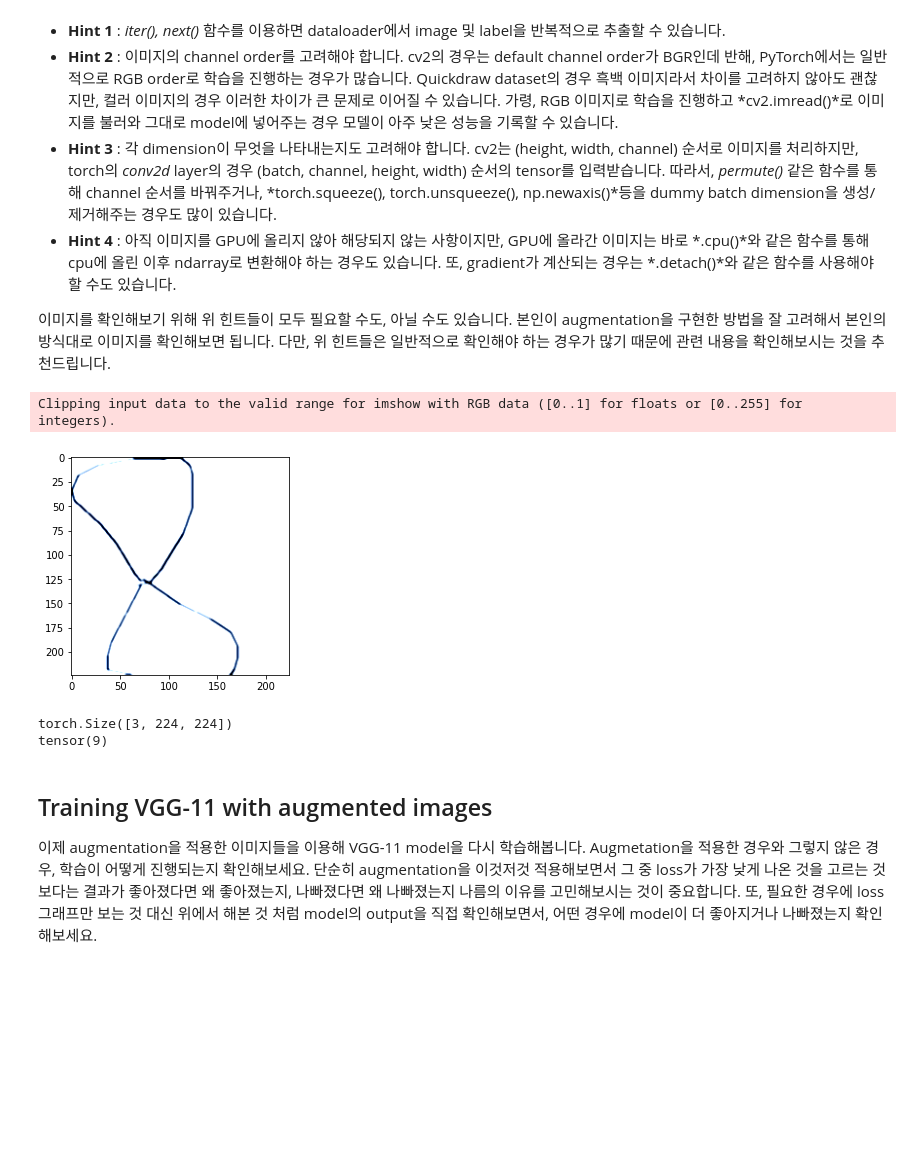
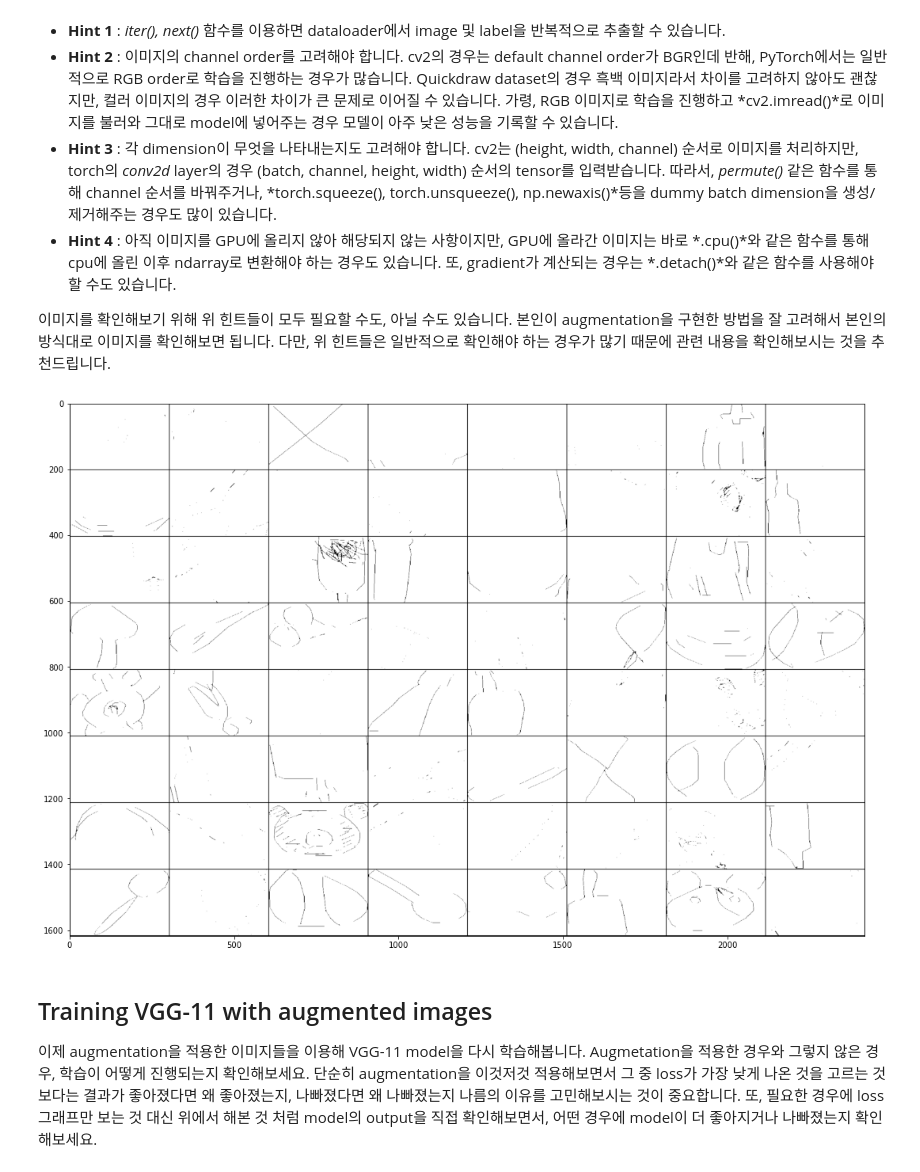
Before and after one commit to kwanghyoun/ai_boostcamp, a Jupyter notebook: week6/Assignment2_blank.ipynb, the cells around one changed output. Cells and saved outputs as stored; diff of their text form; code cells hidden in the pictures; blank space fills up the shorter version.

```diff
--- a/week6/Assignment2_blank.ipynb
+++ b/week6/Assignment2_blank.ipynb
@@ -143,5 +175,5 @@ transform_val = #FILL HERE#
 # %%
-qd_train_dataset = QuickDrawDataset(train_data, train_label, transform)
+qd_train_dataset = QuickDrawDataset(train_data, train_label, transform=None, augmentation=aug)
 qd_val_dataset = QuickDrawDataset(val_data, val_label, transform_val)
 
 qd_train_dataloader = DataLoader(qd_train_dataset, batch_size=64, shuffle=True)
@@ -159,22 +191,26 @@ qd_val_dataloader = DataLoader(qd_val_dataset, batch_size=64, shuffle=True)
 - **Hint 4** : 아직 이미지를 GPU에 올리지 않아 해당되지 않는 사항이지만, GPU에 올라간 이미지는 바로 *.cpu()*와 같은 함수를 통해 cpu에 올린 이후 ndarray로 변환해야 하는 경우도 있습니다. 또, gradient가 계산되는 경우는 *.detach()*와 같은 함수를 사용해야 할 수도 있습니다.
 
 이미지를 확인해보기 위해 위 힌트들이 모두 필요할 수도, 아닐 수도 있습니다. 본인이 augmentation을 구현한 방법을 잘 고려해서 본인의 방식대로 이미지를 확인해보면 됩니다. 다만, 위 힌트들은 일반적으로 확인해야 하는 경우가 많기 때문에 관련 내용을 확인해보시는 것을 추천드립니다.
-# %%
-# TO DO (2-1) starts here
-# Fill empty parts with proper code
-img, label = #FILL HERE#
-# %%
-import matplotlib.pyplot as plt
-visualized_img = #FILL HERE#
-
-# TO DO (2-1) ends here
-plt.imshow(visualized_img)
-plt.show()
-# %% [output]
-Clipping input data to the valid range for imshow with RGB data ([0..1] for floats or [0..255] for integers).
-[figure, removed]
-torch.Size([3, 224, 224])
-tensor(9)
+# %%
+import torchvision
+
+data = iter(qd_train_dataloader)
+images = data.next()
+
+images = [img.permute(2,0,1) for img in images[0]]
+# %%
+def show_img(img):
+    plt.figure(figsize=(18,15))
+    # unnormalize
+    # img = img / 2 + 0.5
+    npimg = img.numpy()
+    npimg = np.clip(npimg, 0., 1.)
+    plt.imshow(np.transpose(npimg, (1, 2, 0)))
+    plt.show()
+# %%
+show_img(torchvision.utils.make_grid(images))
+# %% [output]
+[figure, added]
 # %% [markdown]
 ## Training VGG-11 with augmented images
 이제 augmentation을 적용한 이미지들을 이용해 VGG-11 model을 다시 학습해봅니다. Augmetation을 적용한 경우와 그렇지 않은 경우, 학습이 어떻게 진행되는지 확인해보세요. 단순히 augmentation을 이것저것 적용해보면서 그 중 loss가 가장 낮게 나온 것을 고르는 것 보다는 결과가 좋아졌다면 왜 좋아졌는지, 나빠졌다면 왜 나빠졌는지 나름의 이유를 고민해보시는 것이 중요합니다. 또, 필요한 경우에 loss 그래프만 보는 것 대신 위에서 해본 것 처럼 model의 output을 직접 확인해보면서, 어떤 경우에 model이 더 좋아지거나 나빠졌는지 확인해보세요.
```
Also changed, not shown: parts of 12 cells of this notebook, 3 other files.
